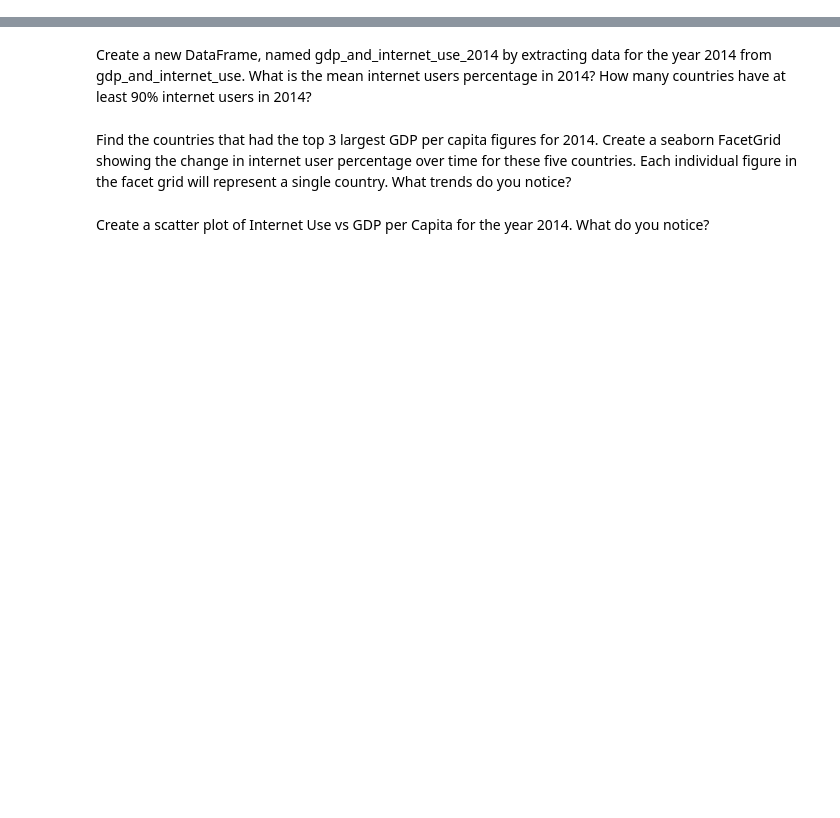
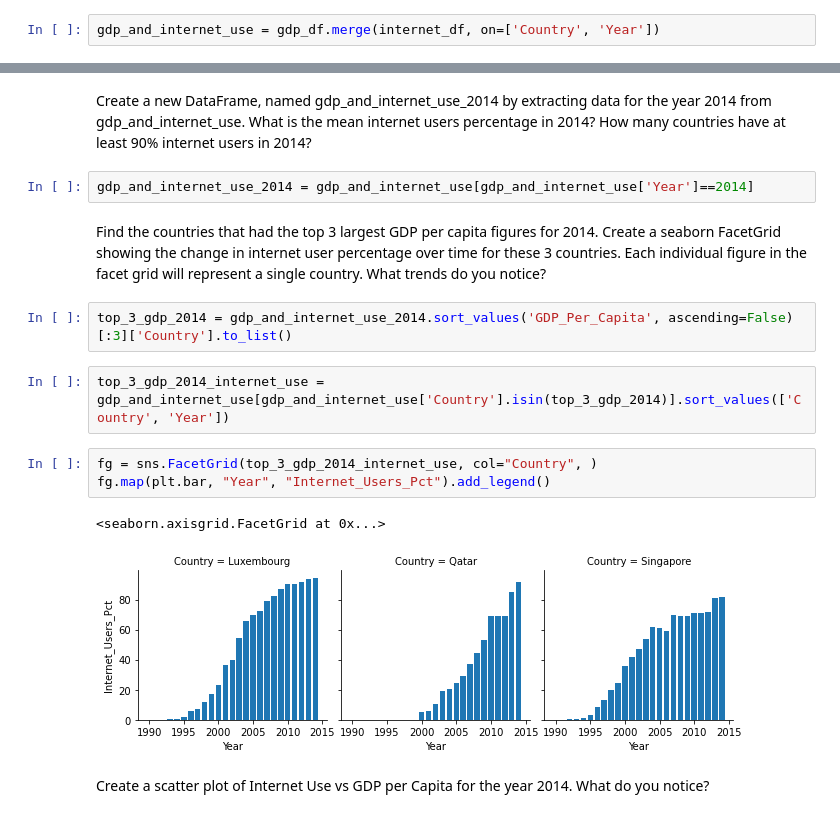
Before and after one commit to nss-data-science-cohort-4/dq1-undata-jasonamyers, a Jupyter notebook: notebooks/UN_Data_Exploration.ipynb, the cells around one changed output, grey strips where cells are left out. Cells and saved outputs as stored; diff of their text form; blank space fills up the shorter version.

```diff
--- a/notebooks/UN_Data_Exploration.ipynb
+++ b/notebooks/UN_Data_Exploration.ipynb
@@ -250,5 +292,7 @@ What is the first year that has a nonzero internet users percentage reported? Wh
 # %% [markdown]
 Merge gdf_df and internet_df (on Country and Year) into a single DataFrame named gdp_and_internet_use. Keep only countries and years that appear in both tables.
 **Difficult Bonus**: Do not attempt this part until you have completed all other portions of the data question. Some countries have slightly different names in the internet use and gdp dataframes. For example, the Central African Republic is "Central African Republic" in the gdp dataframe and "Central African Rep." in the internet use dataframe. Find as many instances like this as you can and resolve them so that when merging you keep the maximum number of countries possible.
+# %%
+gdp_and_internet_use = gdp_df.merge(internet_df, on=['Country', 'Year'])
 # %% [markdown]
 Look at the first five rows of your new data frame to confirm it merged correctly. Also, check the last five rows to make sure the data is clean and as expected.
@@ -255,6 +308,18 @@ Look at the first five rows of your new data frame to confirm it merged correctl
 # %% [markdown]
 Create a new DataFrame, named gdp_and_internet_use_2014 by extracting data for the year 2014 from gdp_and_internet_use. What is the mean internet users percentage in 2014? How many countries have at least 90% internet users in 2014?
+# %%
+gdp_and_internet_use_2014 = gdp_and_internet_use[gdp_and_internet_use['Year']==2014]
 # %% [markdown]
-Find the countries that had the top 3 largest GDP per capita figures for 2014. Create a seaborn FacetGrid showing the change in internet user percentage over time for these five countries. Each individual figure in the facet grid will represent a single country. What trends do you notice?
+Find the countries that had the top 3 largest GDP per capita figures for 2014. Create a seaborn FacetGrid showing the change in internet user percentage over time for these 3 countries. Each individual figure in the facet grid will represent a single country. What trends do you notice?
+# %%
+top_3_gdp_2014 = gdp_and_internet_use_2014.sort_values('GDP_Per_Capita', ascending=False)[:3]['Country'].to_list()
+# %%
+top_3_gdp_2014_internet_use = gdp_and_internet_use[gdp_and_internet_use['Country'].isin(top_3_gdp_2014)].sort_values(['Country', 'Year'])
+# %%
+fg = sns.FacetGrid(top_3_gdp_2014_internet_use, col="Country", )
+fg.map(plt.bar, "Year", "Internet_Users_Pct").add_legend()
+# %% [output]
+<seaborn.axisgrid.FacetGrid at 0x...>
+[figure, added]
 # %% [markdown]
 Create a scatter plot of Internet Use vs GDP per Capita for the year 2014. What do you notice?
```
Also changed, not shown: parts of 18 cells of this notebook.
